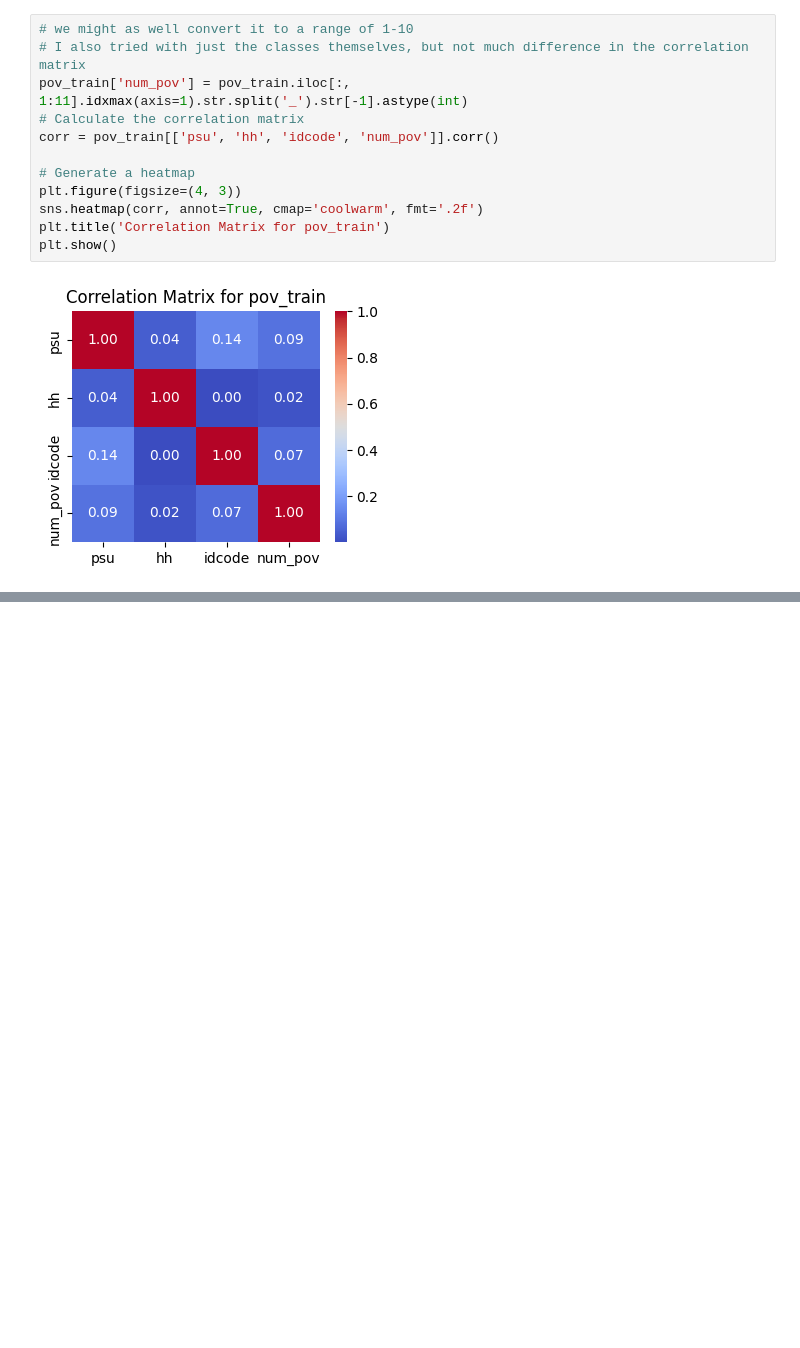
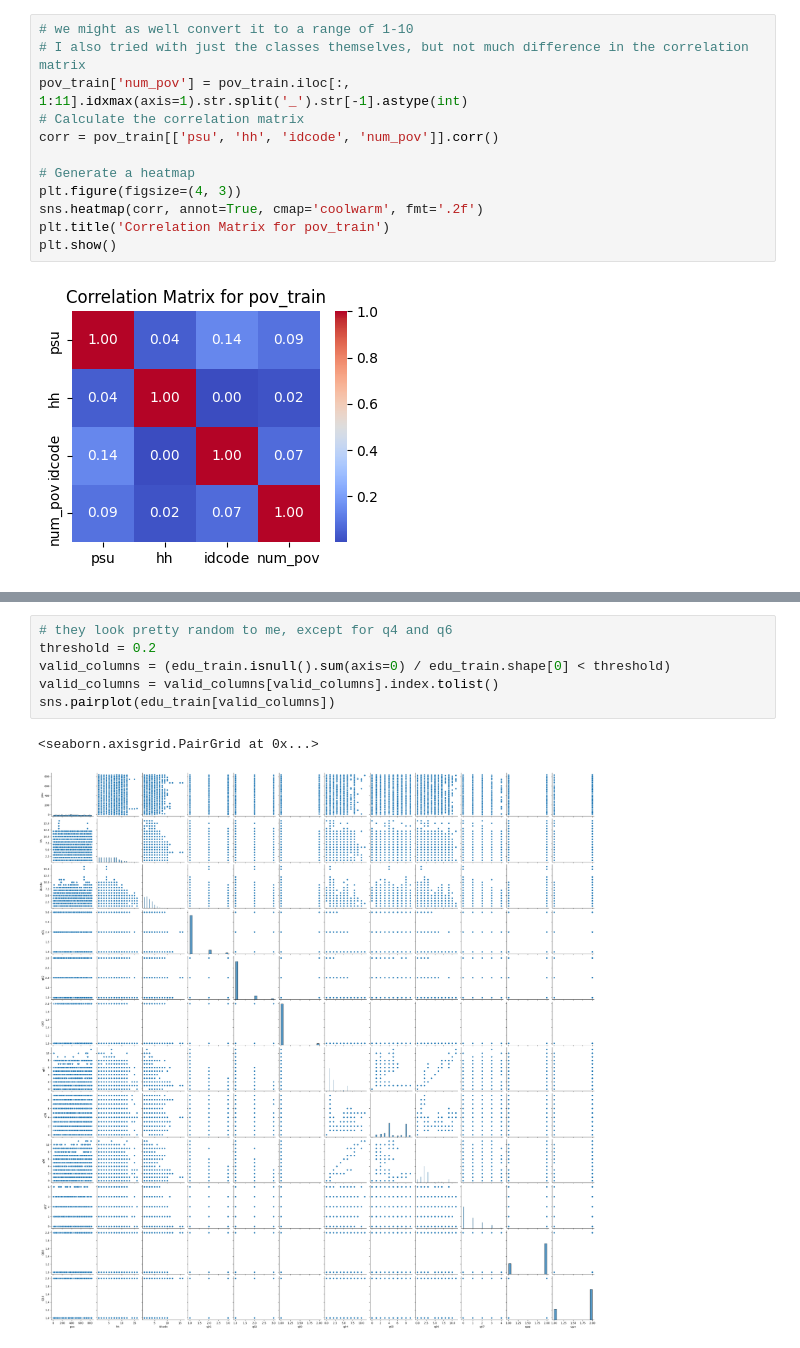
Before and after one commit to BorisLeung/STA841Kaggle, a Jupyter notebook: eda.ipynb, the cells around one changed output, grey strips where cells are left out. Drawn from its saved outputs; the diff is of its cells as text; blank space fills up the shorter version.

```diff
--- a/eda.ipynb
+++ b/eda.ipynb
@@ -63,0 +75,9 @@ plt.show()
+# %%
+# they look pretty random to me, except for q4 and q6
+threshold = 0.2
+valid_columns = (edu_train.isnull().sum(axis=0) / edu_train.shape[0] < threshold)
+valid_columns = valid_columns[valid_columns].index.tolist()
+sns.pairplot(edu_train[valid_columns])
+# %% [output]
+<seaborn.axisgrid.PairGrid at 0x...>
+[figure, added]
```
Also changed, not shown: parts of 2 cells of this notebook.
